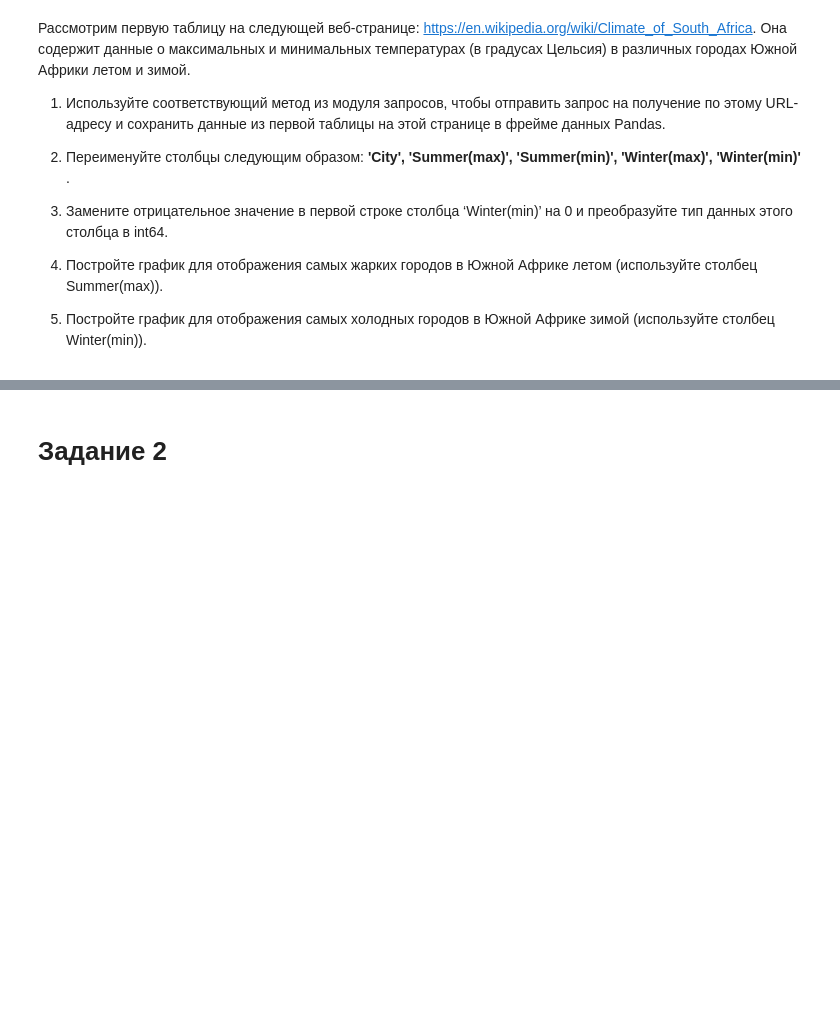
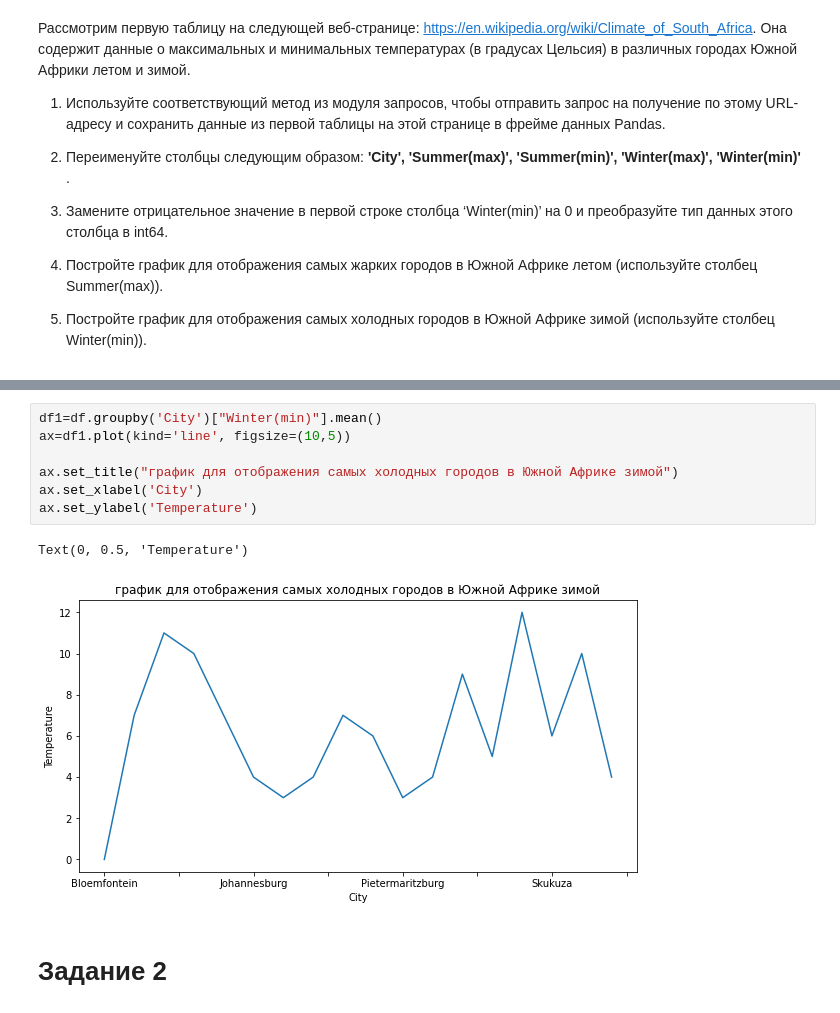
Before and after one commit to AnastasiaaAlekseichuk/practice, a Jupyter notebook: Практика_4_3_Алексейчук_Case_2,_3.ipynb, the cells around one changed output, grey strips where cells are left out. Drawn from its saved outputs; the diff is of its cells as text; blank space fills up the shorter version.

```diff
--- a/Практика_4_3_Алексейчук_Case_2,_3.ipynb
+++ b/Практика_4_3_Алексейчук_Case_2,_3.ipynb
@@ -785,3 +936,13 @@ TypeError: ignored
+# %%
+df1=df.groupby('City')["Winter(min)"].mean()
+ax=df1.plot(kind='line', figsize=(10,5))
+
+ax.set_title("график для отображения самых холодных городов в Южной Африке зимой")
+ax.set_xlabel('City')
+ax.set_ylabel('Temperature')
+# %% [output]
+Text(0, 0.5, 'Temperature')
+[figure, added]
 # %% [markdown]
 # **Задание 2**
 # %% [markdown]
```
Also changed, not shown: parts of 19 cells of this notebook.
